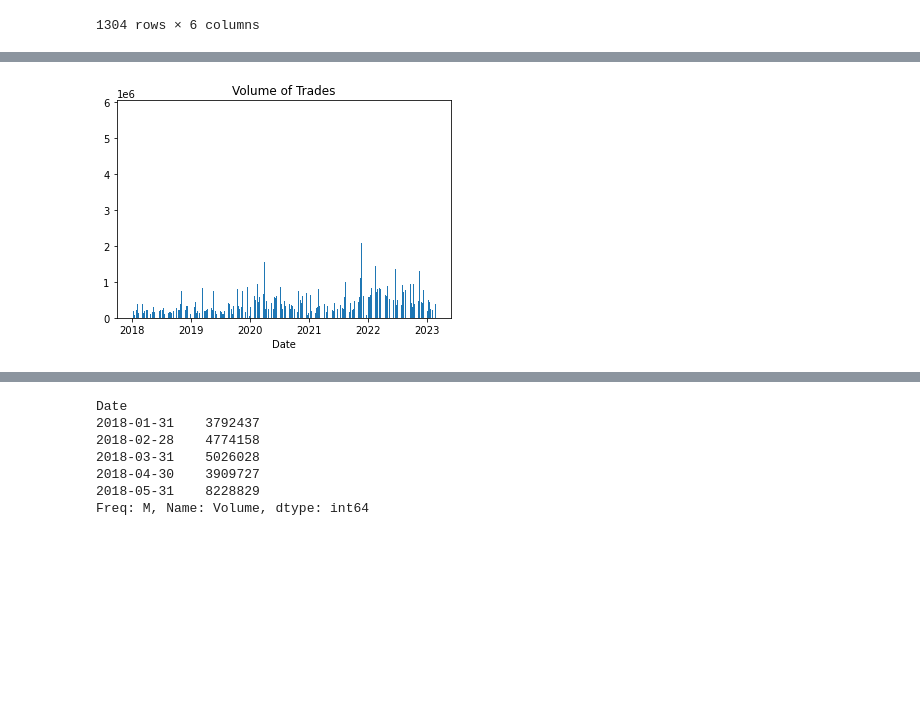
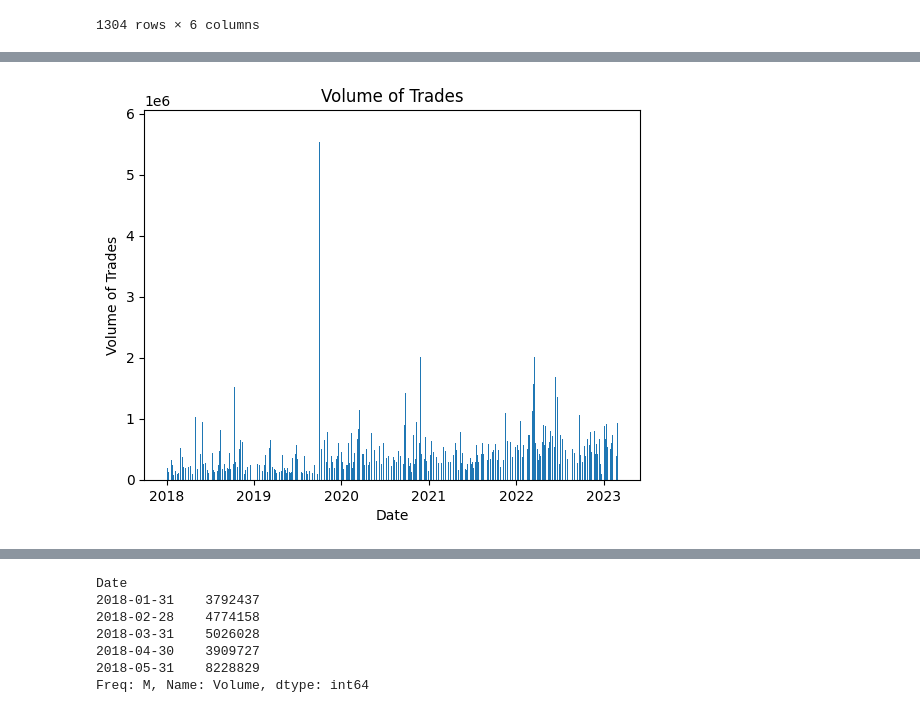
Before and after one commit to Gitmsherbert/-UCDPA_Mark_Herbert, a Jupyter notebook: FLTR_Panda.ipynb, the cells around one changed output, grey strips where cells are left out. Saved outputs shown, nothing was run; the diff lists cells and outputs as text; code cells hidden in the pictures; blank space fills up the shorter version.

```diff
--- a/FLTR_Panda.ipynb
+++ b/FLTR_Panda.ipynb
@@ -4,7 +4,7 @@ import pandas as pd
 import matplotlib.pyplot as plt # Import matplotlib.pyplot as plt
 
 # Read the CSV file
-df_FLTR = pd.read_csv('FLTR.L.csv', parse_dates=['Date'], index_col='Date')
+df_FLTR = pd.read_csv('FLTR.L.csv', parse_dates=['Date'], dayfirst=True, index_col='Date')
 
 # data_FLTR = df_FLTR[[ 'Open', 'High', 'Low', 'Close', 'Adj Close', 'Volume']] --no longer need this as the above line reads in column names
 
@@ -56,10 +83,8 @@ Adj Close     7978.095215
 Volume       73075.000000
 Name: 2018-01-03 00:00:00, dtype: float64
 # %%
-# drop duplicate rows
-df_FLTR.deduplicated = df_FLTR.drop_duplicates()
-
-print(df_FLTR.deduplicated)
+df_deduplicated = df_FLTR.drop_duplicates()
+print(df_deduplicated)
 # %% [output]
                     Open          High           Low         Close  \
 Date
@@ -196,25 +263,0 @@ plt.show()
-# %%
-# Calculate the price change
-delta = df_FLTR['Close'].diff()
-
-# Define the time window for RSI calculation
-window_length = 40
-
-# Calculate the gains and losses with exponential weighting
-gain = delta.where(delta > 0, 0)
-loss = -delta.where(delta < 0, 0)
-avg_gain = gain.ewm(com=(window_length - 1), min_periods=window_length).mean()
-avg_loss = loss.ewm(com=(window_length - 1), min_periods=window_length).mean()
-
-# Calculate the relative strength
-rs = avg_gain / avg_loss
-
-# Calculate the RSI
-rsi = 100 - (100 / (1 + rs))
-
-# Add the RSI to the DataFrame
-df_FLTR['rsi'] = rsi
-
-# Visualize the RSI with matplotlib
-df_FLTR['rsi'].plot()
-plt.show()
@@ -244,9 +315,9 @@ plt.show()
 # %%
 #Bar plot showing the volume of trades over time
-plt.bar(df.index, df['Volume'])
+plt.bar(df_FLTR.index, df_FLTR['Volume'])
 plt.xlabel('Date')
-plt.ylabel('')
+plt.ylabel('Volume of Trades')
 plt.title('Volume of Trades')
 plt.show()
 # %% [output]
-[figure, old version]
+[figure, new version]
```
Also changed, not shown: parts of 77 cells of this notebook.
